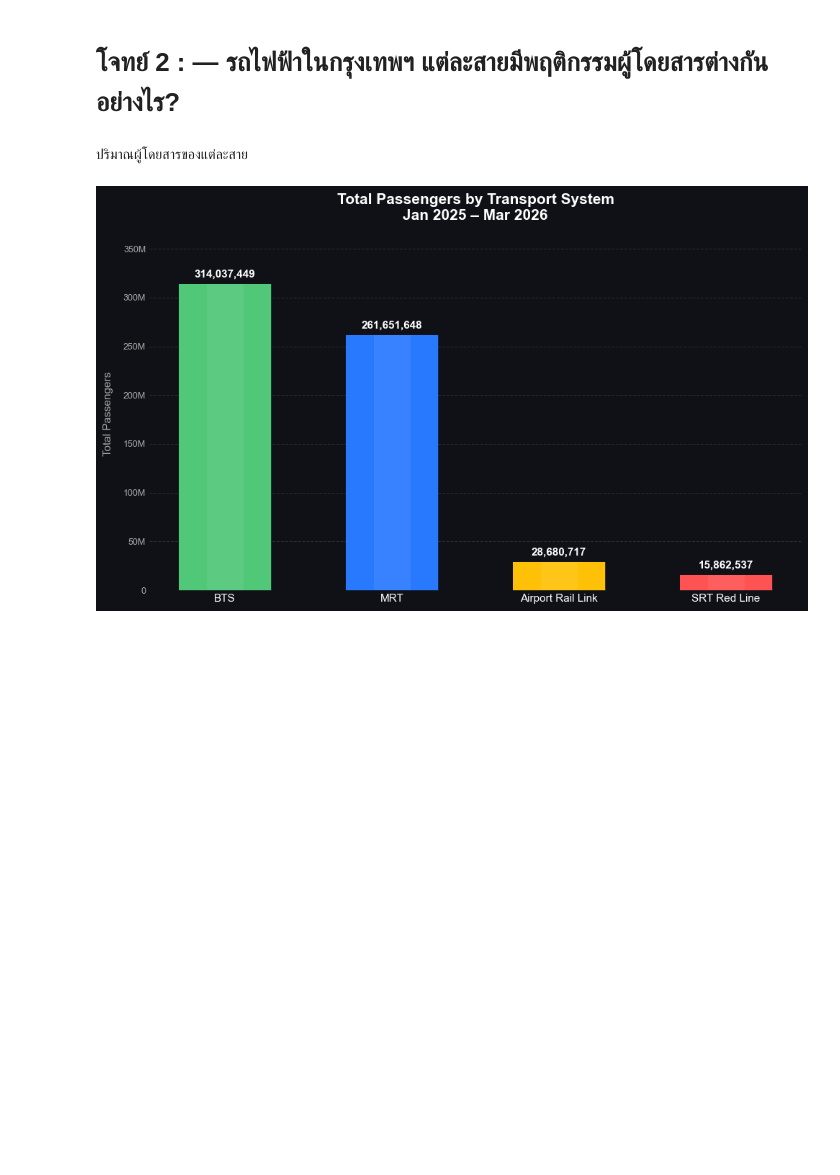
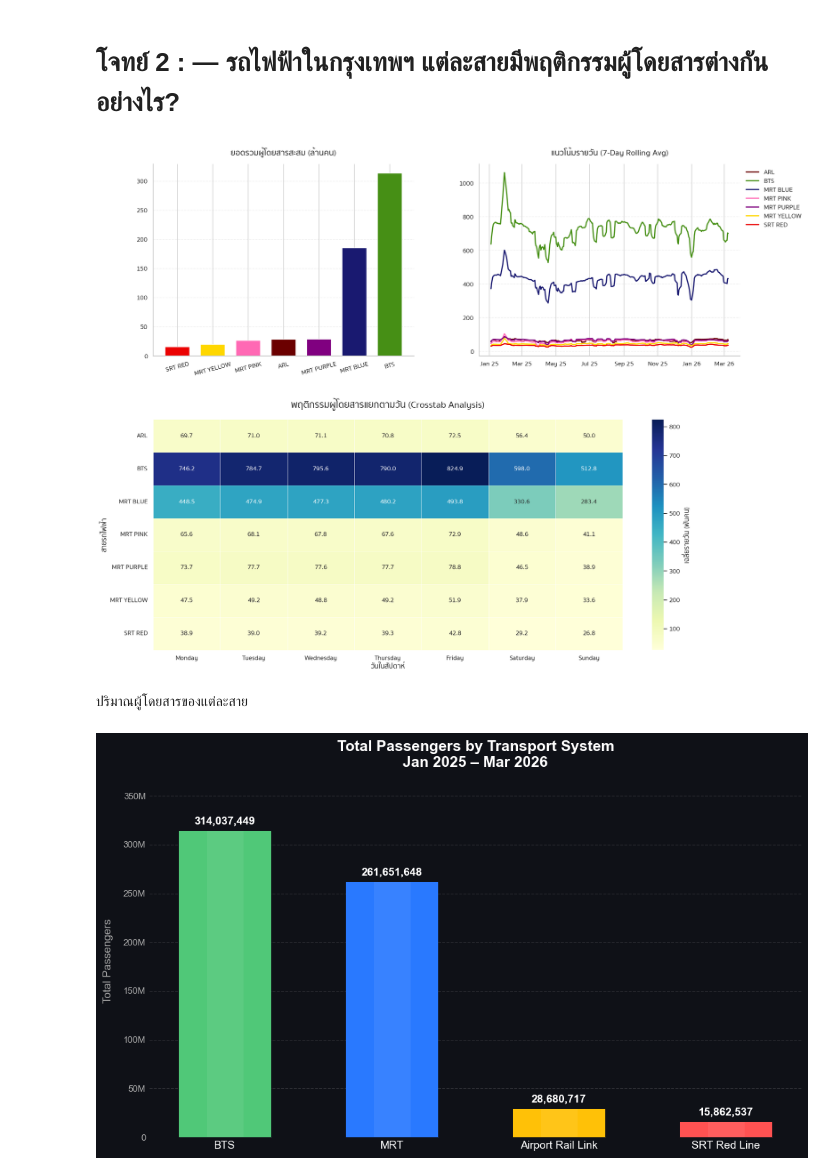
Before and after one commit to Theerat22/superAI, a Jupyter notebook: mini-hack1/transport.ipynb, the cells around one changed output. Saved outputs shown, nothing was run; the diff lists cells and outputs as text; code cells hidden in the pictures; blank space fills up the shorter version.

```diff
--- a/mini-hack1/transport.ipynb
+++ b/mini-hack1/transport.ipynb
@@ -505,5 +525,89 @@ plt.show()
 # %% [markdown]
 # โจทย์ 2 : — รถไฟฟ้าในกรุงเทพฯ แต่ละสายมีพฤติกรรมผู้โดยสารต่างกันอย่างไร?
+# %%
+import matplotlib.pyplot as plt
+import seaborn as sns
+import pandas as pd
+import matplotlib.dates as mdates
+
+labels = ['ARL', 'BTS', 'MRT Blue', 'MRT Pink', 'MRT Purple', 'MRT Yellow', 'SRT Red']
+plot_cols = ['arl', 'bts', 'mrt_blue', 'mrt_pink', 'mrt_purple', 'mrt_yellow', 'srt_red']
+
+color_map = {
+    'arl': '#6B0000',
+    'bts': '#468f15',
+    'mrt_blue': '#191970',
+    'mrt_pink': '#FF69B4',
+    'mrt_purple': '#800080',
+    'mrt_yellow': '#FFD700',
+    'srt_red': '#EB0202'
+}
+
+# --- 1. เตรียมข้อมูลด้วย Crosstab ---
+df_heat = df_first.copy()
+df_heat['date'] = pd.to_datetime(df_heat['date'])
+# สร้างคอลัมน์ชื่อวัน
+df_heat['day_of_week'] = df_heat['date'].dt.day_name()
+
+# ใช้ Crosstab หาค่าเฉลี่ย (values=ปริมาณ, index=สาย, columns=วัน)
+# เราจะ Melt ข้อมูลก่อนเพื่อให้ใช้ง่ายกับ Crosstab หรือใช้ Pivot_table ก็ได้
+# แต่ในกรณีนี้เพื่อให้เห็นโครงสร้าง Crosstab ชัดเจนที่สุด:
+df_melted = df_heat.melt(id_vars=['day_of_week'], value_vars=plot_cols,
+                         var_name='line', value_name='passengers')
+
+# สร้าง Crosstab: แถวคือสายรถไฟฟ้า, คอลัมน์คือวันในสัปดาห์
+days_order = ['Monday', 'Tuesday', 'Wednesday', 'Thursday', 'Friday', 'Saturday', 'Sunday']
+ct_heatmap = pd.crosstab(index=df_melted['line'],
+                         columns=df_melted['day_of_week'],
+                         values=df_melted['passengers'],
+                         aggfunc='mean').reindex(columns=days_order)
+
+# ย่อหน่วยเป็นหลักพัน และเปลี่ยนชื่อ Index ให้สวยงาม
+ct_heatmap = ct_heatmap / 1000
+ct_heatmap.index = [i.upper().replace('_', ' ') for i in ct_heatmap.index]
+
+# --- 2. สร้าง Figure (สัดส่วน 40:60) ---
+fig = plt.figure(figsize=(18, 15), facecolor='#ffffff')
+gs = fig.add_gridspec(2, 2, height_ratios=[1, 1.2], hspace=0.3, wspace=0.25)
+
+ax_bar = fig.add_subplot(gs[0, 0])
+ax_line = fig.add_subplot(gs[0, 1])
+ax_heat = fig.add_subplot(gs[1, :])
+
+# --- [บนซ้าย] Bar Chart: เรียงจากน้อยไปมาก ---
+total_m = (df_first[plot_cols].sum().sort_values() / 1_000_000)
+bars = ax_bar.bar([c.upper().replace('_', ' ') for c in total_m.index], total_m,
+                  color=[color_map[c] for c in total_m.index], width=0.7)
+ax_bar.set_title('ยอดรวมผู้โดยสารสะสม (ล้านคน)', fontsize=14, fontweight='bold', pad=15)
+ax_bar.tick_params(axis='x', rotation=15)
+
+# --- [บนขวา] Line Chart: แนวโน้มรายวัน ---
+for col in plot_cols:
+    rolling = (df_first[col] / 1_000).rolling(window=7, center=True).mean()
+    ax_line.plot(df_first['date'], rolling, color=color_map[col],
+                 label=col.upper().replace('_', ' '), linewidth=2)
+ax_line.set_title('แนวโน้มรายวัน (7-Day Rolling Avg)', fontsize=14, fontweight='bold', pad=15)
+ax_line.xaxis.set_major_formatter(mdates.DateFormatter('%b %y'))
+ax_line.legend(loc='upper left', bbox_to_anchor=(1, 1), frameon=False)
+
+# --- [ล่าง] Heatmap: Using Crosstab ---
+sns.heatmap(ct_heatmap, annot=True, fmt=".1f", cmap="YlGnBu", ax=ax_heat,
+            annot_kws={"size": 11, "weight": "bold"},
+            linewidths=.5, cbar_kws={'label': 'เฉลี่ยรายวัน (พันคน)'})
+
+ax_heat.set_title('พฤติกรรมผู้โดยสารแยกตามวัน (Crosstab Analysis)', fontsize=16, fontweight='bold', pad=20)
+ax_heat.set_xlabel('วันในสัปดาห์', fontsize=12)
+ax_heat.set_ylabel('สายรถไฟฟ้า', fontsize=12)
+
+# ตกแต่ง Grid
+for ax in [ax_bar, ax_line]:
+    ax.spines['top'].set_visible(False)
+    ax.spines['right'].set_visible(False)
+    ax.grid(axis='y', linestyle='--', alpha=0.3)
+
+plt.show()
+# %% [output]
+[figure, added]
 # %% [markdown]
 ปริมาณผู้โดยสารของแต่ละสาย
 # %%
```
Also changed, not shown: parts of 3 cells of this notebook.
